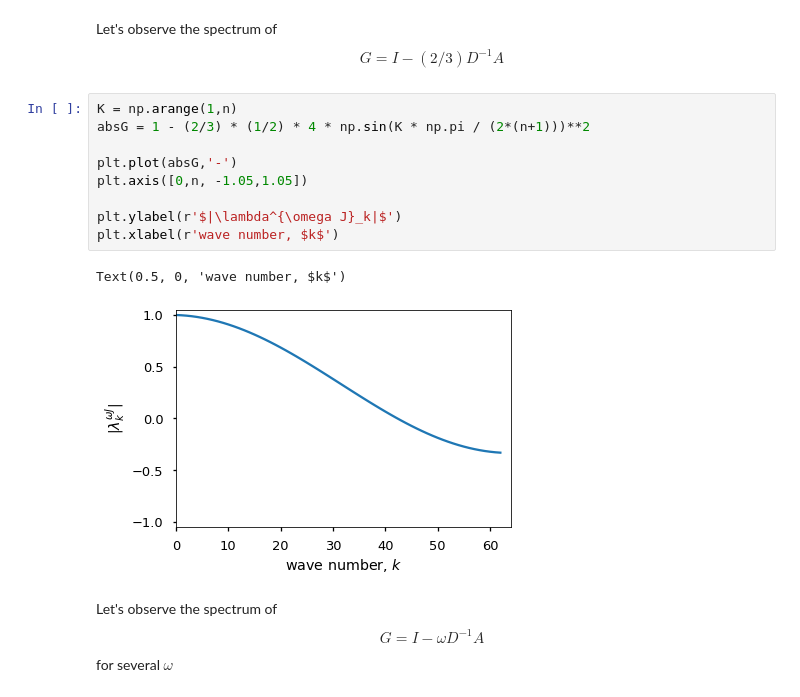
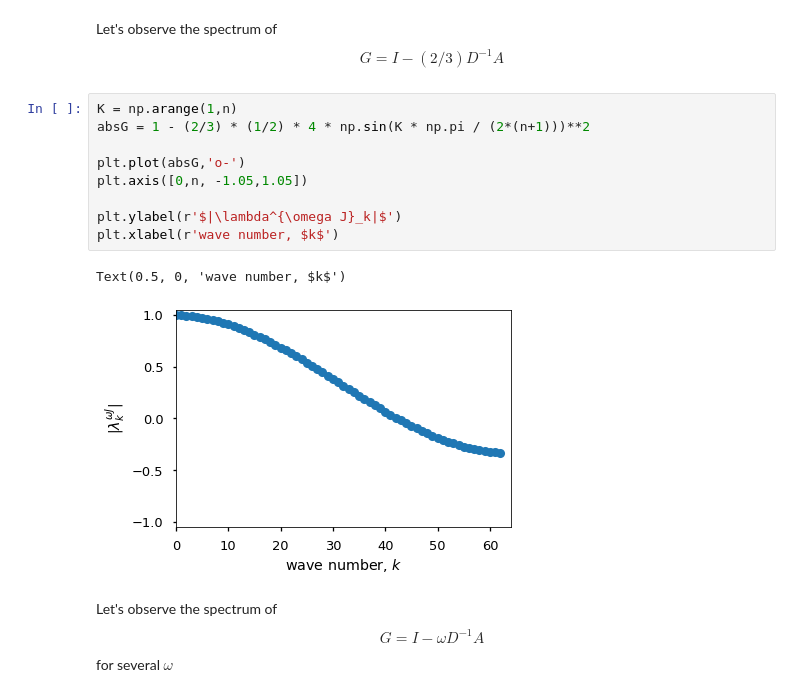
Before and after one commit to lukeolson/imperial-multigrid, a Jupyter notebook: lecture-1-mg-basics/2-relaxation-Jacobi.ipynb, the cells around one changed output. Cells and saved outputs as stored; diff of their text form.

```diff
--- a/lecture-1-mg-basics/2-relaxation-Jacobi.ipynb
+++ b/lecture-1-mg-basics/2-relaxation-Jacobi.ipynb
@@ -211,15 +216,15 @@ $$
 # %%
 K = np.arange(1,n)
 absG = 1 - (2/3) * (1/2) * 4 * np.sin(K * np.pi / (2*(n+1)))**2
 
-plt.plot(absG,'-')
+plt.plot(absG,'o-')
 plt.axis([0,n, -1.05,1.05])
 
 plt.ylabel(r'$|\lambda^{\omega J}_k|$')
 plt.xlabel(r'wave number, $k$')
 # %% [output]
 Text(0.5, 0, 'wave number, $k$')
-[figure, old version]
+[figure, new version]
 # %% [markdown]
 Let's observe the spectrum of
 $$
```
Also changed, not shown: parts of 4 cells of this notebook, 10 other files.
